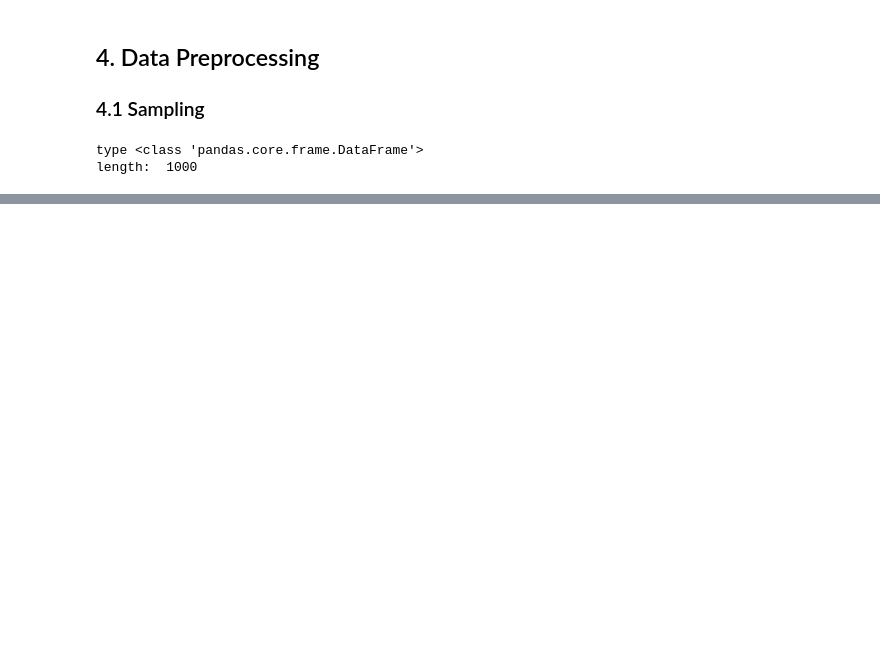
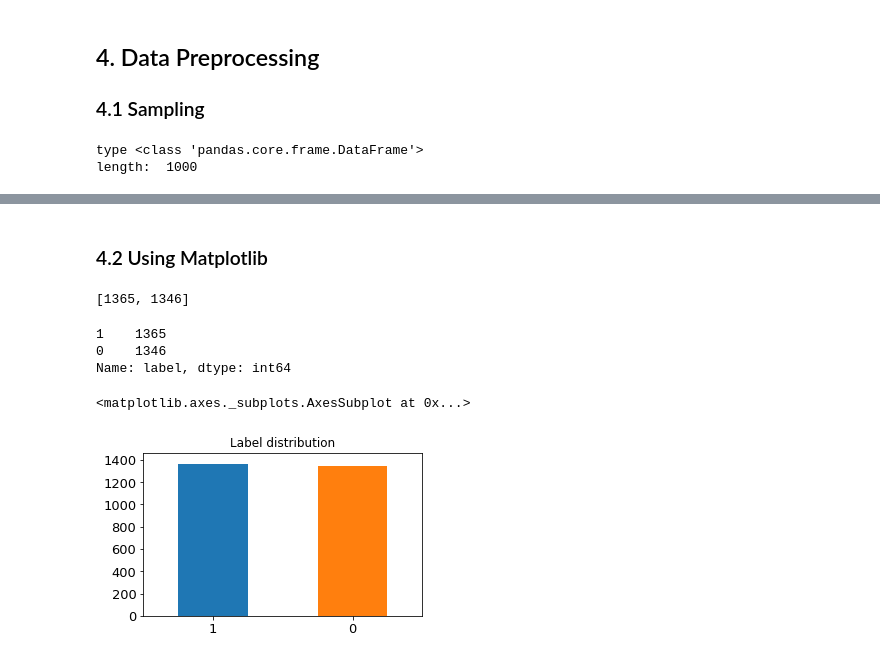
Before and after one commit to weichiao-cs07/dm_2018_hw_1, a Jupyter notebook: weichiaohuang_0756527.ipynb, the cells around one changed output, grey strips where cells are left out. Drawn from its saved outputs; the diff is of its cells as text; code cells hidden in the pictures; blank space fills up the shorter version.

```diff
--- a/weichiaohuang_0756527.ipynb
+++ b/weichiaohuang_0756527.ipynb
@@ -312,0 +326,22 @@ length:  1000
+# %% [markdown]
+### 4.2 Using Matplotlib
+# %%
+import matplotlib.pyplot as plt
+%matplotlib inline
+list(senti_label.label.value_counts())
+# %% [output]
+[1365, 1346]
+# %%
+print(senti_label.label.value_counts())
+# plot barchart for X_sample
+upper_bound = max(senti_label.label.value_counts()) + 100
+senti_label.label.value_counts().plot(kind = 'bar',
+                                    title = 'Label distribution',
+                                    ylim = [0, upper_bound],
+                                    rot = 0, fontsize = 13, figsize = (5,3))
+# %% [output]
+1    1365
+0    1346
+Name: label, dtype: int64
+<matplotlib.axes._subplots.AxesSubplot at 0x...>
+[figure, added]
```
Also changed, not shown: parts of 38 cells of this notebook.
